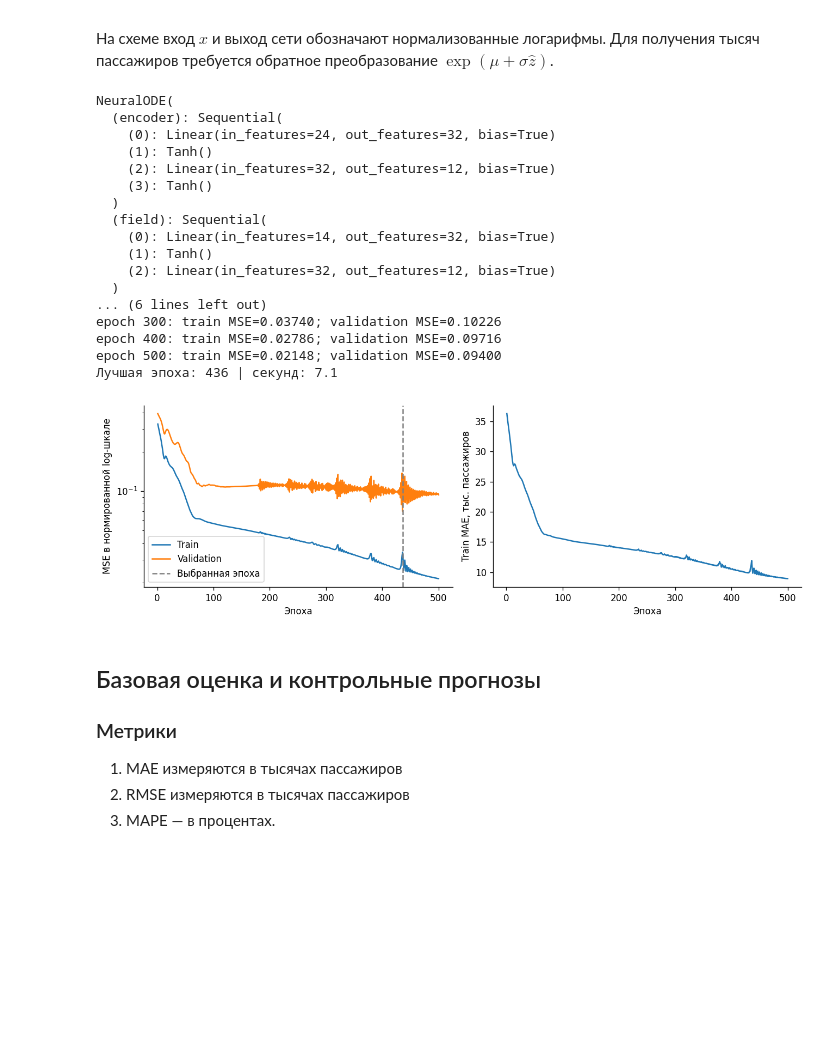
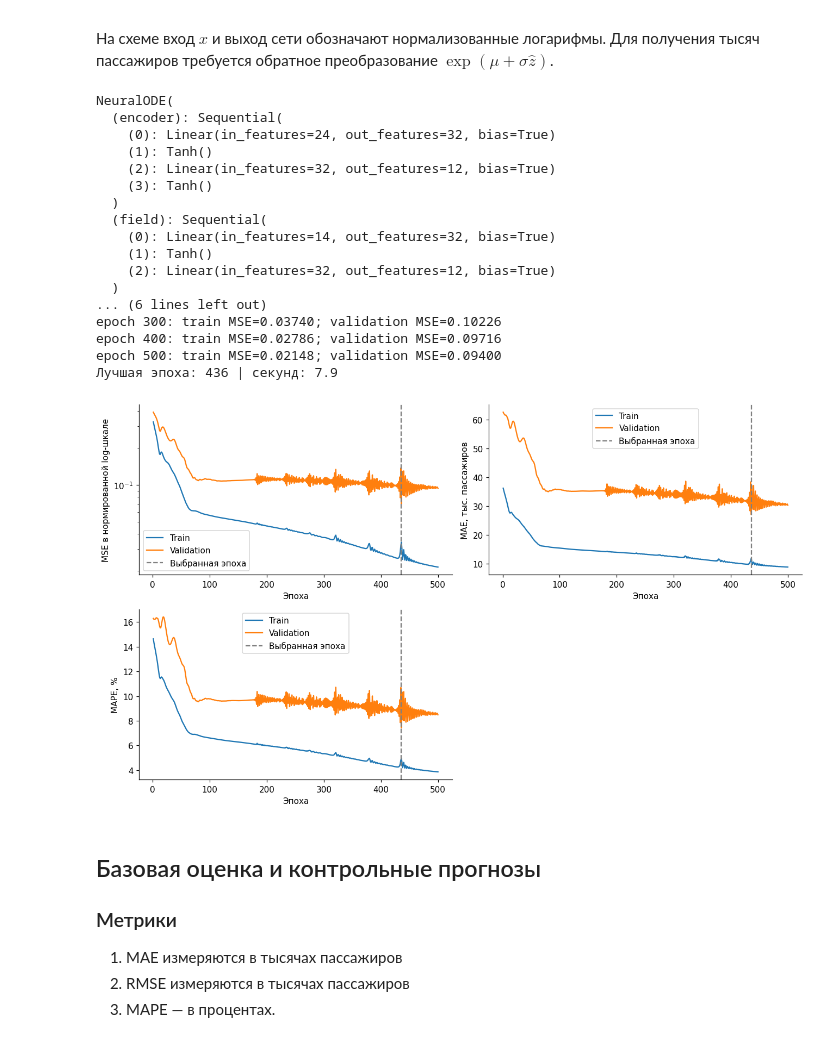
Before and after one commit to BorisVIkVik/NeuralODE-Validation-Lab, a Jupyter notebook: Лабораторная_2_Neural_ODE_AirPassengers.ipynb, the cells around one changed output. Drawn from its saved outputs; the diff is of its cells as text; code cells hidden in the pictures; blank space fills up the shorter version.

```diff
--- a/Лабораторная_2_Neural_ODE_AirPassengers.ipynb
+++ b/Лабораторная_2_Neural_ODE_AirPassengers.ipynb
@@ -192,11 +191,14 @@ class NeuralODE(nn.Module):
 model = NeuralODE()
 print(model)
 print('Параметров:', sum(p.numel() for p in model.parameters()))
+
 optimizer = torch.optim.Adam(model.parameters(),lr=.003,weight_decay=1e-4)
 xt,yt,pt,_ = parts['train']
 xv,yv,pv,_ = parts['validation']
 history, best, best_state = [], float('inf'), None
 started = time.time()
+
+
 for epoch in range(1,501):
     model.train()
     optimizer.zero_grad()
@@ -204,49 +206,71 @@ for epoch in range(1,501):
     loss.backward()
     torch.nn.utils.clip_grad_norm_(model.parameters(),1.)
     optimizer.step()
+
     model.eval()
     with torch.no_grad():
+        train_pred = inverse(model(xt,pt))
+        train_true = inverse(yt)
+        val_pred = inverse(model(xv,pv))
+        val_true = inverse(yv)
         train_loss = (model(xt,pt)-yt).square().mean().item()
         val_loss = (model(xv,pv)-yv).square().mean().item()
+        train_mae = float(np.abs(train_pred-train_true).mean())
+        val_mae = float(np.abs(val_pred-val_true).mean())
+        train_mape = float((np.abs(train_pred-train_true)/train_true).mean()*100)
+        val_mape = float((np.abs(val_pred-val_true)/val_true).mean()*100)
     history.append({'epoch':epoch,'train_mse':train_loss,'validation_mse':val_loss,
-                    'train_mae':float(np.abs(inverse(model(xt,pt).detach())-inverse(yt)).mean())})
+                    'train_mae':train_mae,'validation_mae':val_mae,
+                    'train_mape':train_mape,'validation_mape':val_mape})
     if val_loss < best:
         best, best_epoch = val_loss, epoch
         best_state = copy.deepcopy(model.state_dict())
     if epoch == 1 or epoch%100 == 0:
         print(f'epoch {epoch}: train MSE={train_loss:.5f}; validation MSE={val_loss:.5f}')
 model.load_state_dict(best_state)
 model.eval()
 print('Лучшая эпоха:', best_epoch, '| секунд:', round(time.time()-started,1))
+
+
 history = pd.DataFrame(history)
-fig, axes = plt.subplots(1,2,figsize=(11,3.5))
-axes[0].plot(history.epoch,history.train_mse,label='Train')
-axes[0].plot(history.epoch,history.validation_mse,label='Validation')
-axes[0].axvline(best_epoch,color='gray',ls='--',label='Выбранная эпоха')
-axes[0].set(yscale='log',xlabel='Эпоха',ylabel='MSE в нормированной log-шкале')
-axes[0].legend()
-axes[1].plot(history.epoch,history.train_mae)
-axes[1].set(xlabel='Эпоха',ylabel='Train MAE, тыс. пассажиров')
+fig, axes = plt.subplots(2,2,figsize=(12,7))
+axes[0,0].plot(history.epoch,history.train_mse,label='Train')
+axes[0,0].plot(history.epoch,history.validation_mse,label='Validation')
+axes[0,0].axvline(best_epoch,color='gray',ls='--',label='Выбранная эпоха')
+axes[0,0].set(yscale='log',xlabel='Эпоха',ylabel='MSE в нормированной log-шкале')
+axes[0,0].legend()
+axes[0,1].plot(history.epoch,history.train_mae,label='Train')
+axes[0,1].plot(history.epoch,history.validation_mae,label='Validation')
+axes[0,1].axvline(best_epoch,color='gray',ls='--',label='Выбранная эпоха')
+axes[0,1].set(xlabel='Эпоха',ylabel='MAE, тыс. пассажиров')
+axes[0,1].legend()
+axes[1,0].plot(history.epoch,history.train_mape,label='Train')
+axes[1,0].plot(history.epoch,history.validation_mape,label='Validation')
+axes[1,0].axvline(best_epoch,color='gray',ls='--',label='Выбранная эпоха')
+axes[1,0].set(xlabel='Эпоха',ylabel='MAPE, %')
+axes[1,0].legend()
+axes[1,1].axis('off')
+fig.tight_layout()
 savefig('02_learning')
 # %% [output]
 NeuralODE(
   (encoder): Sequential(
     (0): Linear(in_features=24, out_features=32, bias=True)
     (1): Tanh()
     (2): Linear(in_features=32, out_features=12, bias=True)
     (3): Tanh()
   )
   (field): Sequential(
     (0): Linear(in_features=14, out_features=32, bias=True)
     (1): Tanh()
     (2): Linear(in_features=32, out_features=12, bias=True)
   )
 ... (6 lines left out)
 epoch 300: train MSE=0.03740; validation MSE=0.10226
 epoch 400: train MSE=0.02786; validation MSE=0.09716
 epoch 500: train MSE=0.02148; validation MSE=0.09400
-Лучшая эпоха: 436 | секунд: 7.1
+Лучшая эпоха: 436 | секунд: 7.9
-[figure, old version]
+[figure, new version]
 # %% [markdown]
 ## Базовая оценка и контрольные прогнозы
 ### Метрики
```
Also changed, not shown: parts of 9 cells of this notebook, 1 other file.
